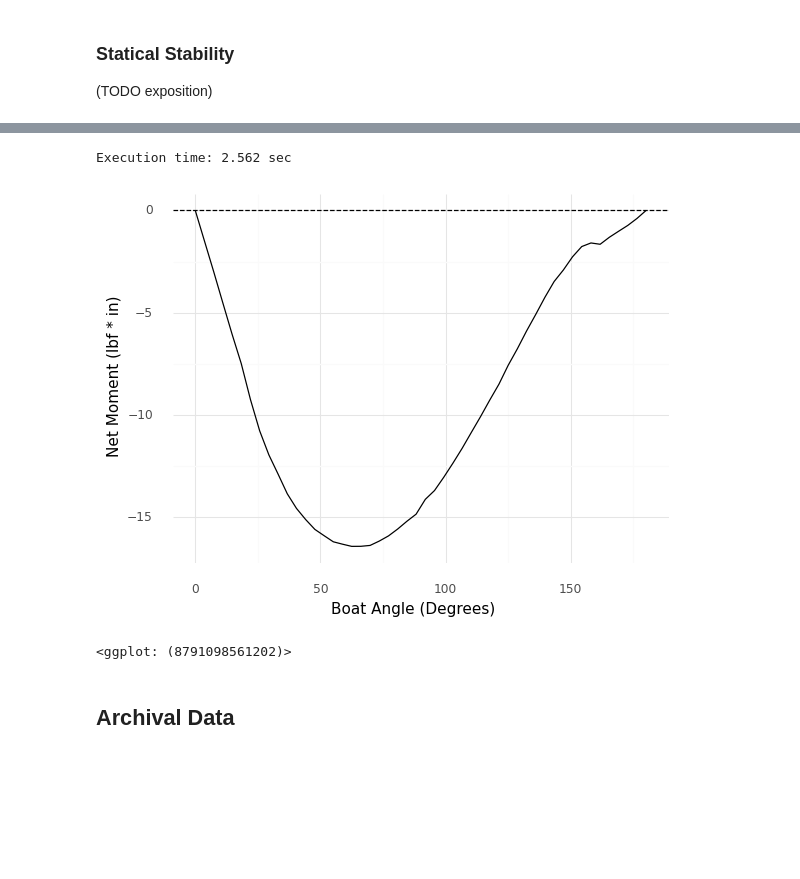
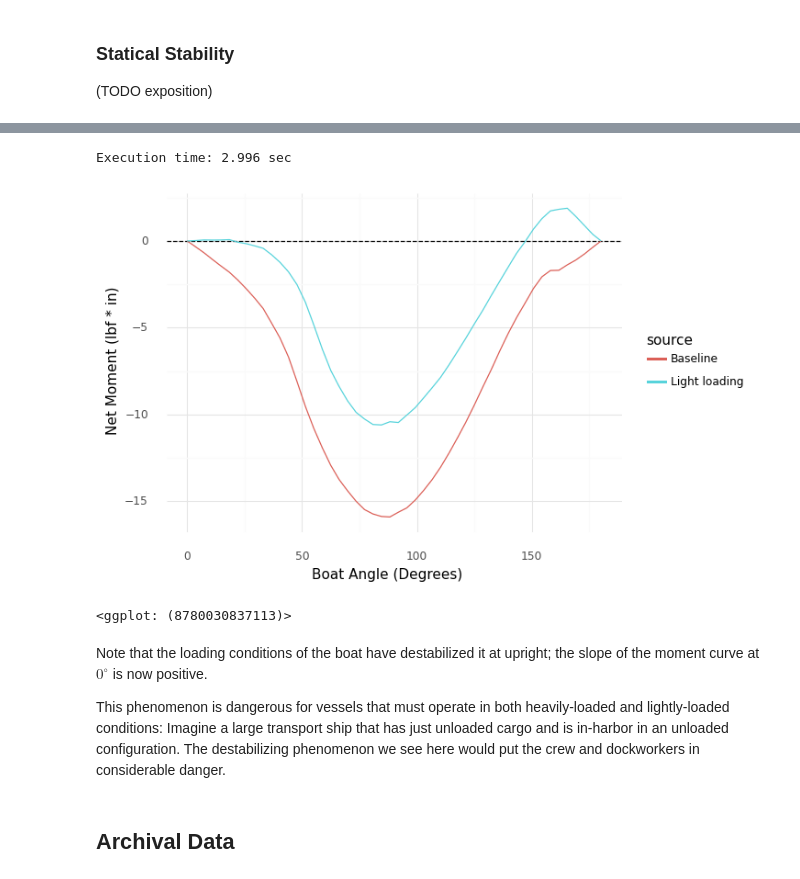
Before and after one commit to zdelrosario/evc-course, a Jupyter notebook: challenges/c04-boats-master.ipynb, the cells around one changed output, grey strips where cells are left out. Saved outputs shown, nothing was run; the diff lists cells and outputs as text; code cells hidden in the pictures; blank space fills up the shorter version.

```diff
--- a/challenges/c04-boats-master.ipynb
+++ b/challenges/c04-boats-master.ipynb
@@ -24,9 +24,8 @@ import boat_utils as boat
 # %%
 # NOTE: No need to edit; this will analyze an example boat
 t0 = time.time()
-v_design = [1.5, 3.0, 2.0, 0.50, 0.35]
+v_design = [2.5, 3.0, 2.0, 0.30, 0.35]
 df_example = boat.fun_moment(v_design)
-avs_example = boat.fun_avs(v_design)
 t1 = time.time()
 print("Execution time: {0:4.3f} sec".format(t1 - t0))
 
@@ -36,11 +35,6 @@ print("Execution time: {0:4.3f} sec".format(t1 - t0))
     >> gr.ggplot(gr.aes("angle * 180/3.14", "M_net"))
     + gr.geom_hline(yintercept=0, linetype="dashed")
     + gr.geom_line()
-    + gr.geom_point(
-        data=gr.df_make(angle=avs_example, M_net=0, label="AVS"),
-        mapping=gr.aes(color="label"),
-        size=4,
-    )
 
     + gr.scale_color_discrete(name=None)
     + gr.theme_minimal()
@@ -66,28 +60,38 @@ Note that not all boats have a well-defined AVS. For instance, the following boa
 # %%
 # NOTE: No need to edit; this will analyze an example boat
 t0 = time.time()
-v_design2 = [1.5, 3.0, 2.0, 0.50, 0.15]
-df_example2 = boat.fun_moment(v_design2)
+v_light = [2.5, 3.0, 2.0, 0.20, 0.40]
+df_light = boat.fun_moment(v_light)
 t1 = time.time()
 print("Execution time: {0:4.3f} sec".format(t1 - t0))
 
 (
     # Visualize the moment curve
-    df_example2
-    >> gr.ggplot(gr.aes("angle * 180/3.14", "M_net"))
+    df_light
+    >> gr.tf_mutate(source="Light loading")
+    >> gr.tf_bind_rows(
+        df_example
+        >> gr.tf_mutate(source="Baseline")
+    )
+    >> gr.ggplot(gr.aes("angle * 180/3.14", "M_net", color="source"))
     + gr.geom_hline(yintercept=0, linetype="dashed")
     + gr.geom_line()
 
+    + gr.scale_color_discrete(name=None)
     + gr.theme_minimal()
     + gr.labs(
         x="Boat Angle (Degrees)",
         y="Net Moment (lbf * in)",
     )
 )
 # %% [output]
-Execution time: 2.562 sec
+Execution time: 2.996 sec
-[figure, old version]
+[figure, new version]
-<ggplot: (8791098561202)>
+<ggplot: (8780030837113)>
+# %% [markdown]
+Note that the loading conditions of the boat have destabilized it at upright; the slope of the moment curve at $0^{\circ}$ is now positive.
+
+This phenomenon is dangerous for vessels that must operate in both heavily-loaded and lightly-loaded conditions: Imagine a large transport ship that has just unloaded cargo and is in-harbor in an unloaded configuration. The destabilizing phenomenon we see here would put the crew and dockworkers in considerable danger.
 # %% [markdown]
 ## Archival Data
 # %%
```
Also changed, not shown: parts of 29 cells of this notebook, 1 other file.
